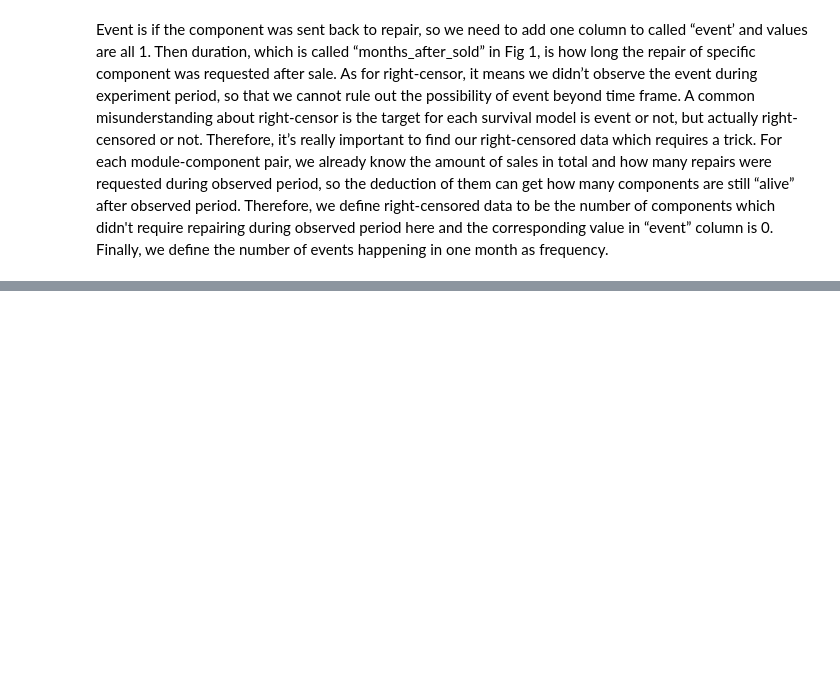
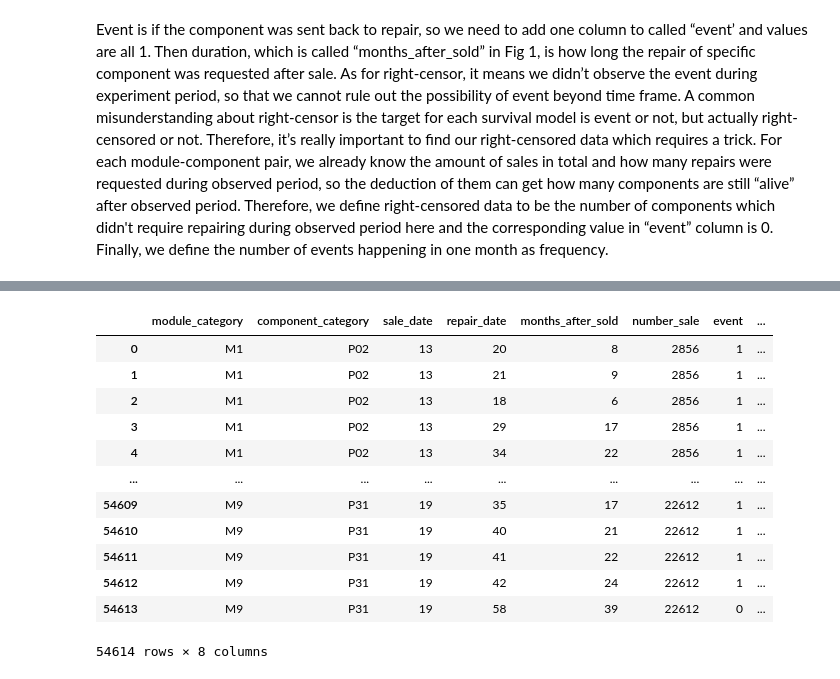
Before and after one commit to xxl4tomxu98/NASA-Jet-Engine-Maintenance, a Jupyter notebook: Survival Analysis/PAKDD_Asus.ipynb, the cells around one changed output, grey strips where cells are left out. Drawn from its saved outputs; the diff is of its cells as text; code cells hidden in the pictures; blank space fills up the shorter version.

```diff
--- a/Survival Analysis/PAKDD_Asus.ipynb
+++ b/Survival Analysis/PAKDD_Asus.ipynb
@@ -137,0 +126,3 @@ df_input = df_input.groupby(['module_category', 'component_category', 'sale_date
+# %%
+input_table["event"] = 1
+input_table
@@ -137,0 +143,29 @@ df_input = df_input.groupby(['module_category', 'component_category', 'sale_date
+# %%
+final_repair_date = round((input_table['year/month(repair)'].max() - input_table['year/month(repair)'].min())/np.timedelta64(1, 'M'))
+
+def add_censor(x):
+    new_row = pd.DataFrame(x.iloc[-1, :]).transpose()
+    new_row['repair_date'] = final_repair_date
+    new_row['months_after_sold'] = new_row['repair_date'] - new_row['sale_date']
+    new_row['event'] = 0
+    new_row['number_repair'] = new_row['number_sale'] - sum(x['number_repair'])
+    return pd.concat([x, new_row], axis = 0)
+
+df_input = input_table.groupby(['module_category', 'component_category', 'sale_date']).apply(add_censor).reset_index(drop=True)
+df_input = df_input.loc[:, ['module_category', 'component_category', 'sale_date', 'repair_date', 'months_after_sold', 'number_sale', 'event', 'number_repair']]
+df_input.rename(columns={'number_repair': 'freq'}, inplace=True)
+df_input
+# %% [output]
+|  | module_category | component_category | sale_date | repair_date | months_after_sold | number_sale | event | ... |
+| 0 | M1 | P02 | 13 | 20 | 8 | 2856 | 1 | ... |
+| 1 | M1 | P02 | 13 | 21 | 9 | 2856 | 1 | ... |
+| 2 | M1 | P02 | 13 | 18 | 6 | 2856 | 1 | ... |
+| 3 | M1 | P02 | 13 | 29 | 17 | 2856 | 1 | ... |
+| 4 | M1 | P02 | 13 | 34 | 22 | 2856 | 1 | ... |
+| ... | ... | ... | ... | ... | ... | ... | ... | ... |
+| 54609 | M9 | P31 | 19 | 35 | 17 | 22612 | 1 | ... |
+| 54610 | M9 | P31 | 19 | 40 | 21 | 22612 | 1 | ... |
+| 54611 | M9 | P31 | 19 | 41 | 22 | 22612 | 1 | ... |
+| 54612 | M9 | P31 | 19 | 42 | 24 | 22612 | 1 | ... |
+| 54613 | M9 | P31 | 19 | 58 | 39 | 22612 | 0 | ... |
+54614 rows × 8 columns
```
Also changed, not shown: parts of 3 cells of this notebook, 2 other files.
